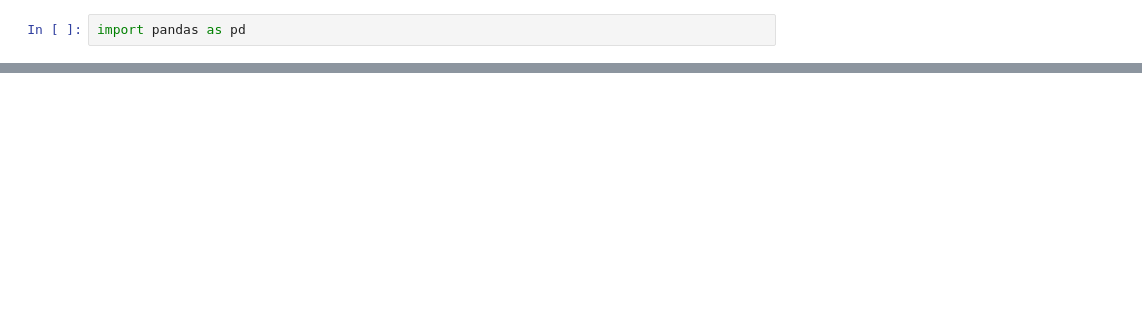
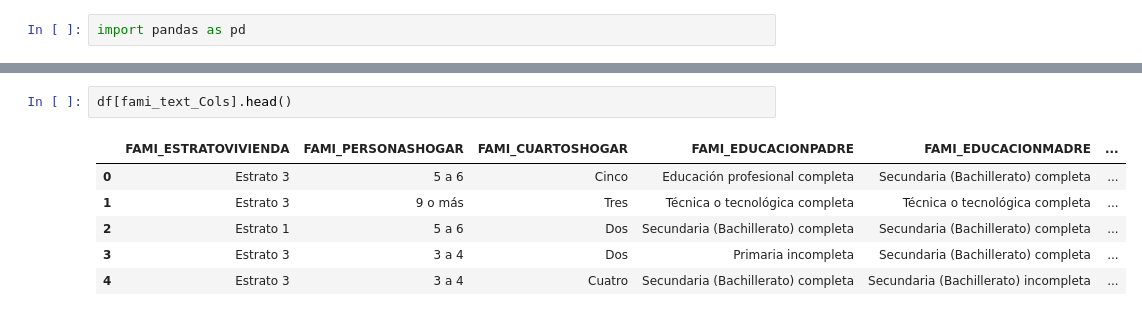
Before and after one commit to juanjaramillo98/Seminario, a Jupyter notebook: momentos_evaluativos/ME03-G02-1216727112-1152706601/ME03-G02-notebook.ipynb, the cells around one changed output, grey strips where cells are left out. Drawn from its saved outputs; the diff is of its cells as text; blank space fills up the shorter version.

```diff
--- a/momentos_evaluativos/ME03-G02-1216727112-1152706601/ME03-G02-notebook.ipynb
+++ b/momentos_evaluativos/ME03-G02-1216727112-1152706601/ME03-G02-notebook.ipynb
@@ -40,0 +167,9 @@ memory usage: 341.7+ MB
+# %%
+df[fami_text_Cols].head()
+# %% [output]
+|  | FAMI_ESTRATOVIVIENDA | FAMI_PERSONASHOGAR | FAMI_CUARTOSHOGAR | FAMI_EDUCACIONPADRE | FAMI_EDUCACIONMADRE | ... |
+| 0 | Estrato 3 | 5 a 6 | Cinco | Educación profesional completa | Secundaria (Bachillerato) completa | ... |
+| 1 | Estrato 3 | 9 o más | Tres | Técnica o tecnológica completa | Técnica o tecnológica completa | ... |
+| 2 | Estrato 1 | 5 a 6 | Dos | Secundaria (Bachillerato) completa | Secundaria (Bachillerato) completa | ... |
+| 3 | Estrato 3 | 3 a 4 | Dos | Primaria incompleta | Secundaria (Bachillerato) completa | ... |
+| 4 | Estrato 3 | 3 a 4 | Cuatro | Secundaria (Bachillerato) completa | Secundaria (Bachillerato) incompleta | ... |
```
Also changed, not shown: parts of 36 cells of this notebook.
